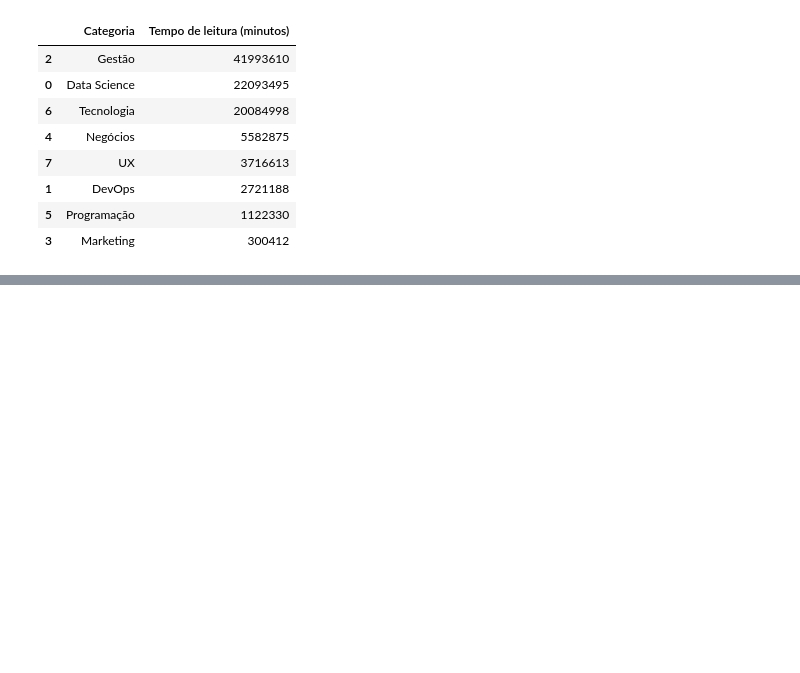
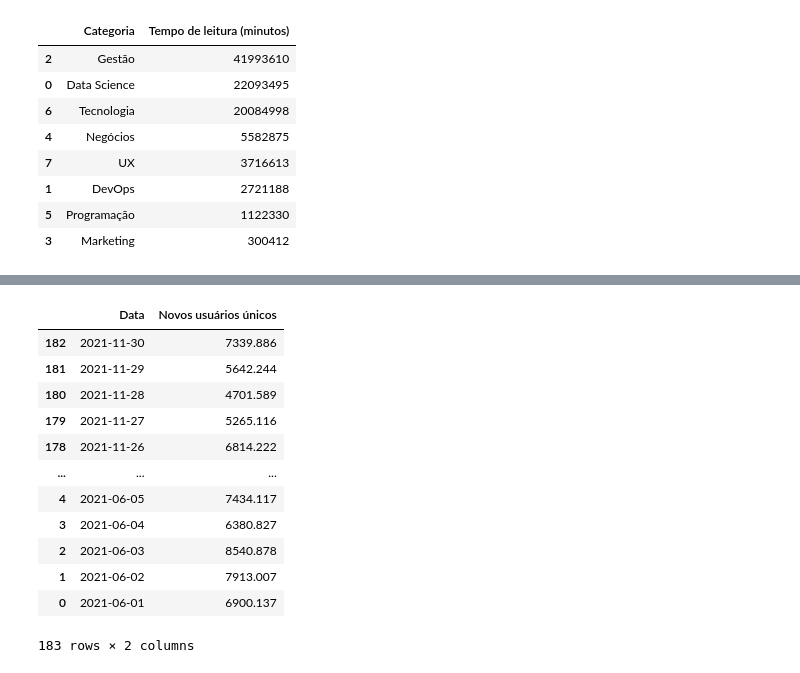
Before and after one commit to joseevilasio/ChallengeBI_Alura, a Jupyter notebook: analises_codfonte.ipynb, the cells around one changed output, grey strips where cells are left out. Cells and saved outputs as stored; diff of their text form; code cells hidden in the pictures; blank space fills up the shorter version.

```diff
--- a/analises_codfonte.ipynb
+++ b/analises_codfonte.ipynb
@@ -373,0 +374,20 @@ Text(0.5, 1.0, 'Dispersão Categoria (Tempo de Leitura)')
+# %%
+# Agrupando novos usuários únicos por dia
+dadosNovosUsuariosPorData = dados_artigos.groupby("Data")["Novos usuários únicos"].sum().reset_index()
+dadosNovosUsuariosPorData = pd.DataFrame(dadosNovosUsuariosPorData)
+dadosNovosUsuariosPorData = dadosNovosUsuariosPorData.sort_values(by="Data", ascending=False)
+dadosNovosUsuariosPorData
+# %% [output]
+|  | Data | Novos usuários únicos |
+| 182 | 2021-11-30 | 7339.886 |
+| 181 | 2021-11-29 | 5642.244 |
+| 180 | 2021-11-28 | 4701.589 |
+| 179 | 2021-11-27 | 5265.116 |
+| 178 | 2021-11-26 | 6814.222 |
+| ... | ... | ... |
+| 4 | 2021-06-05 | 7434.117 |
+| 3 | 2021-06-04 | 6380.827 |
+| 2 | 2021-06-03 | 8540.878 |
+| 1 | 2021-06-02 | 7913.007 |
+| 0 | 2021-06-01 | 6900.137 |
+183 rows × 2 columns
```
Also changed, not shown: parts of 3 cells of this notebook.
